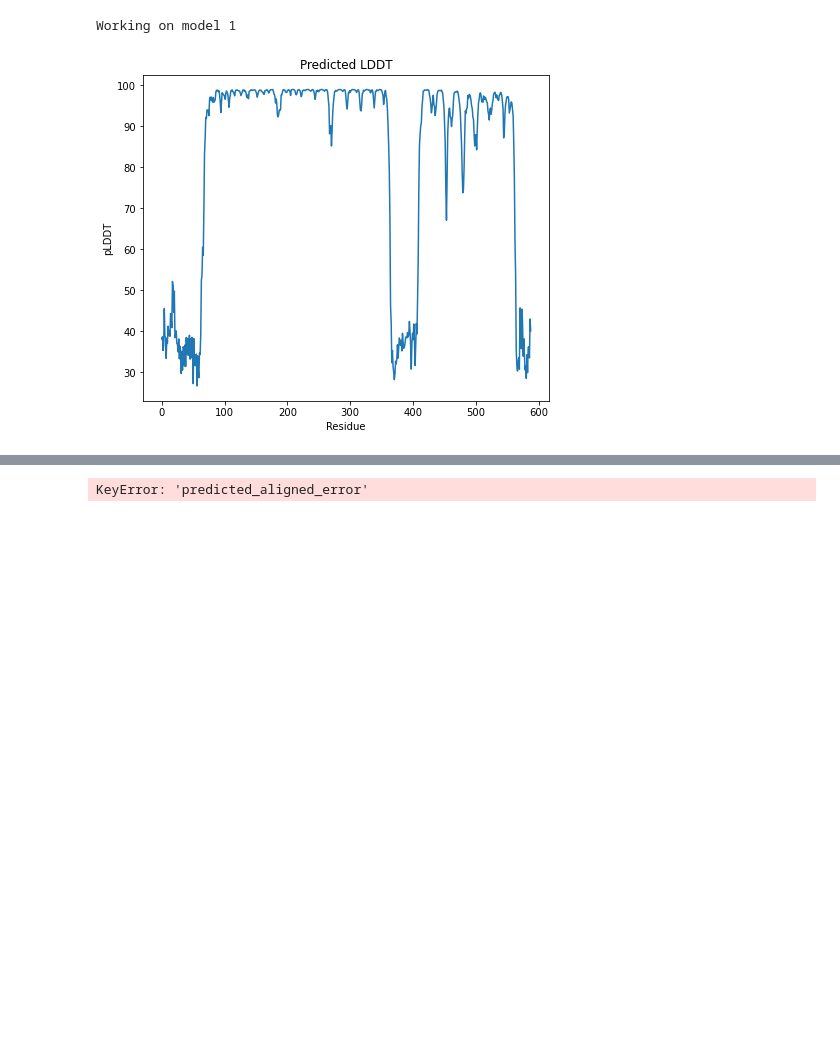
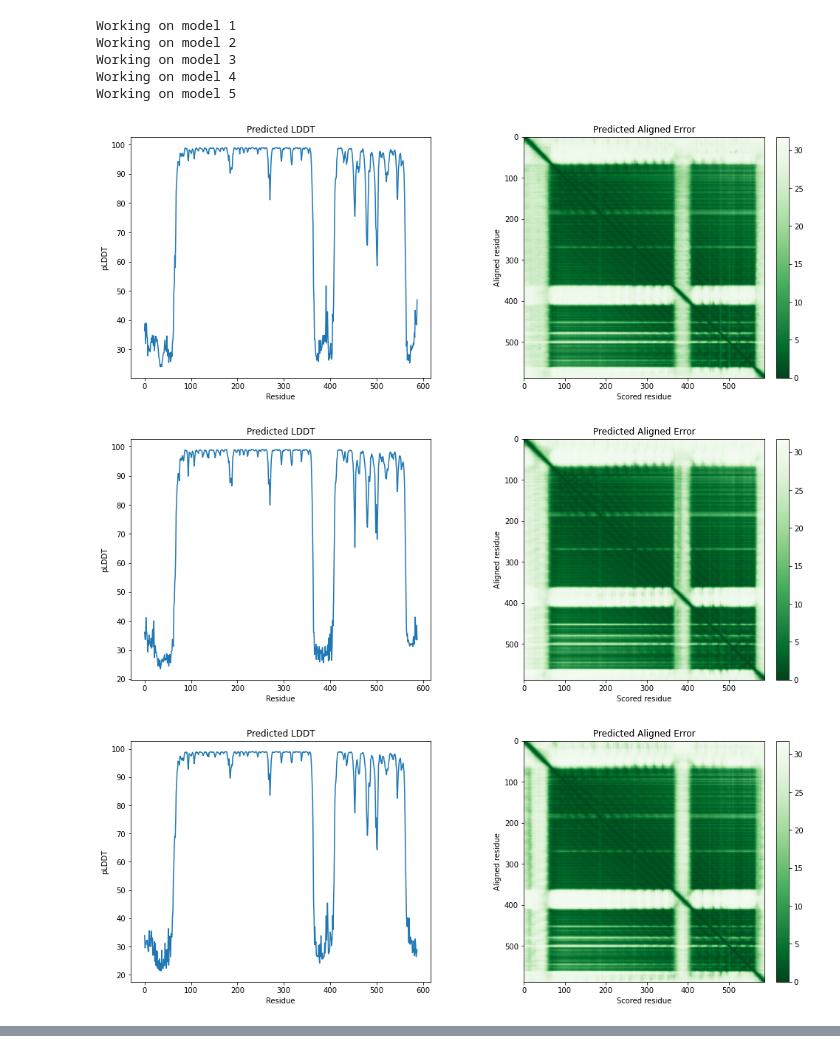
Before and after one commit to bwmr/tbl2imod2relion, a Jupyter notebook: AF2_generate_plots.ipynb, the cells around one changed output, grey strips where cells are left out. Drawn from its saved outputs; the diff is of its cells as text; code cells hidden in the pictures; blank space fills up the shorter version.

Commit message:
Finished PDF export in AF2 script

```diff
--- a/AF2_generate_plots.ipynb
+++ b/AF2_generate_plots.ipynb
@@ -9,50 +9,46 @@ root_folder = '/home/Medalia/BWimmer/Benedikt/04_SFB/04_AlphaFold/210924_mSFB_SL
 # %%
 # Go through all models
 
 os.chdir(root_folder)
 
-for model in range(1,2,1):
+for model in range(1,6,1):
     print(f"Working on model {model}")
 
-    pklfile = "result_model_" + str(model) + ".pkl"
+    pklfile = "result_model_" + str(model) + "_ptm.pkl"
     exportfile = "plot_model_" + str(model) + ".pdf"
 
     with open(pklfile, 'rb') as f:
         data = pickle.load(f)
 
     data.keys()
 
     plddt = data["plddt"]
 
     plt.figure(figsize=[8 * 2, 6])
     plt.subplot(1, 2, 1)
     plt.plot(plddt)
     plt.title('Predicted LDDT')
     plt.xlabel('Residue')
     plt.ylabel('pLDDT')
 
-    def plot_plddt_legend():
-      """Plots the legend for pLDDT."""
-      thresh = ['Very low (pLDDT < 50)',
-            'Low (70 > pLDDT > 50)',
-            'Confident (90 > pLDDT > 70)',
-            'Very high (pLDDT > 90)']
+    pae_output = (data['predicted_aligned_error'],
+              data['max_predicted_aligned_error'])
 
-      colors = [x[2] for x in PLDDT_BANDS]
+    plt.subplot(1, 2, 2)
+    pae, max_pae = pae_output
+    plt.imshow(pae, vmin=0., vmax=max_pae, cmap='Greens_r')
+    plt.colorbar(fraction=0.046, pad=0.04)
 
-      plt.figure(figsize=(2, 2))
-      for c in colors:
-        plt.bar(0, 0, color=c)
-      plt.legend(thresh, frameon=False, loc='center', fontsize=20)
-      plt.xticks([])
-      plt.yticks([])
-      ax = plt.gca()
-      ax.spines['right'].set_visible(False)
-      ax.spines['top'].set_visible(False)
-      ax.spines['left'].set_visible(False)
-      ax.spines['bottom'].set_visible(False)
-      plt.title('Model Confidence', fontsize=20, pad=20)
-      return plt
+    plt.title('Predicted Aligned Error')
+    plt.xlabel('Scored residue')
+    plt.ylabel('Aligned residue')
+    plt.savefig(exportfile)
 # %% [output]
 Working on model 1
+Working on model 2
+Working on model 3
+Working on model 4
+Working on model 5
-[figure, old version]
+[figure, new version]
+[figure, added]
+[figure, added]
@@ -59,15 +57 @@ Working on model 1
-# %%
-    pae_output = (data['predicted_aligned_error'],
-              data['max_predicted_aligned_error'])
-
-    plt.subplot(1, 2, 2)
-    pae, max_pae = pae_output
-    plt.imshow(pae, vmin=0., vmax=max_pae, cmap='Greens_r')
-    plt.colorbar(fraction=0.046, pad=0.04)
-
-    plt.title('Predicted Aligned Error')
-    plt.xlabel('Scored residue')
-    plt.ylabel('Aligned residue')
-# %% [output]
-KeyError: 'predicted_aligned_error'
 # %%
```
Also changed, not shown: parts of 2 cells of this notebook, 1 other file.
